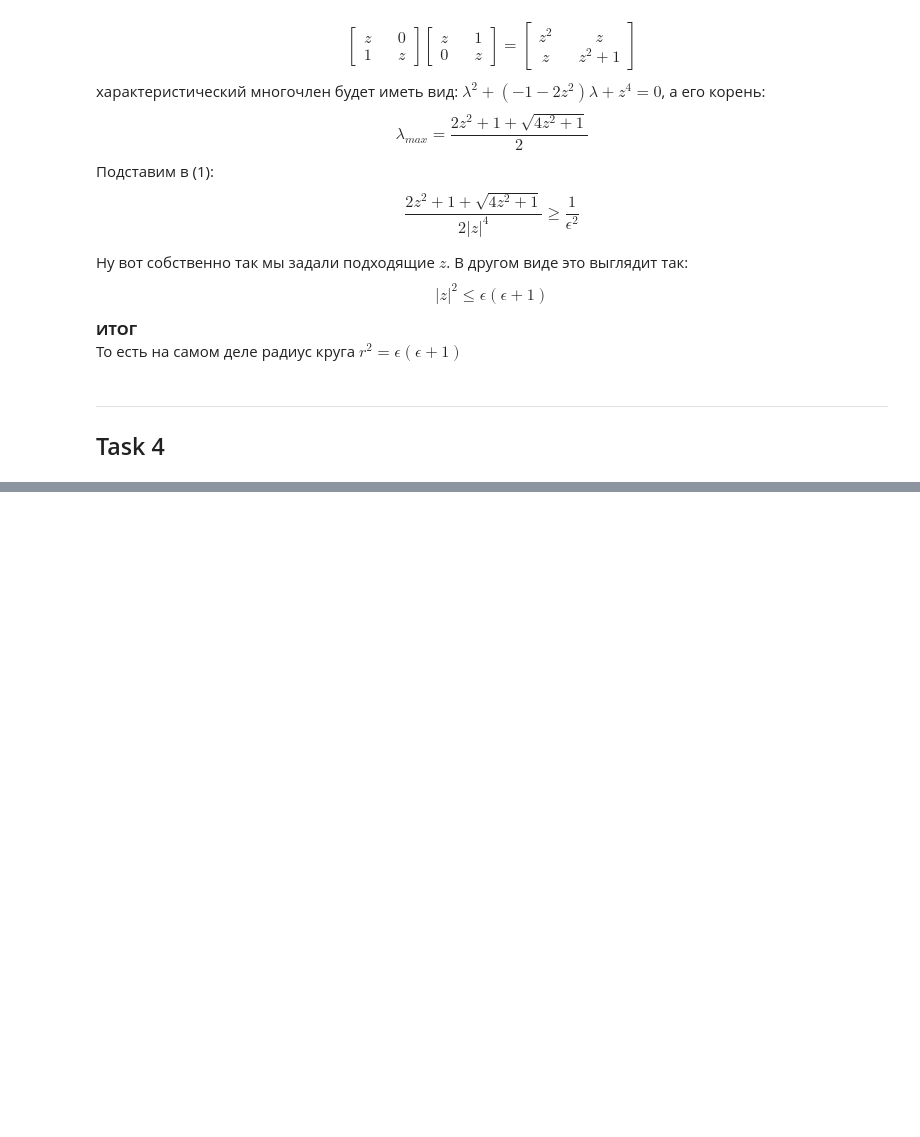
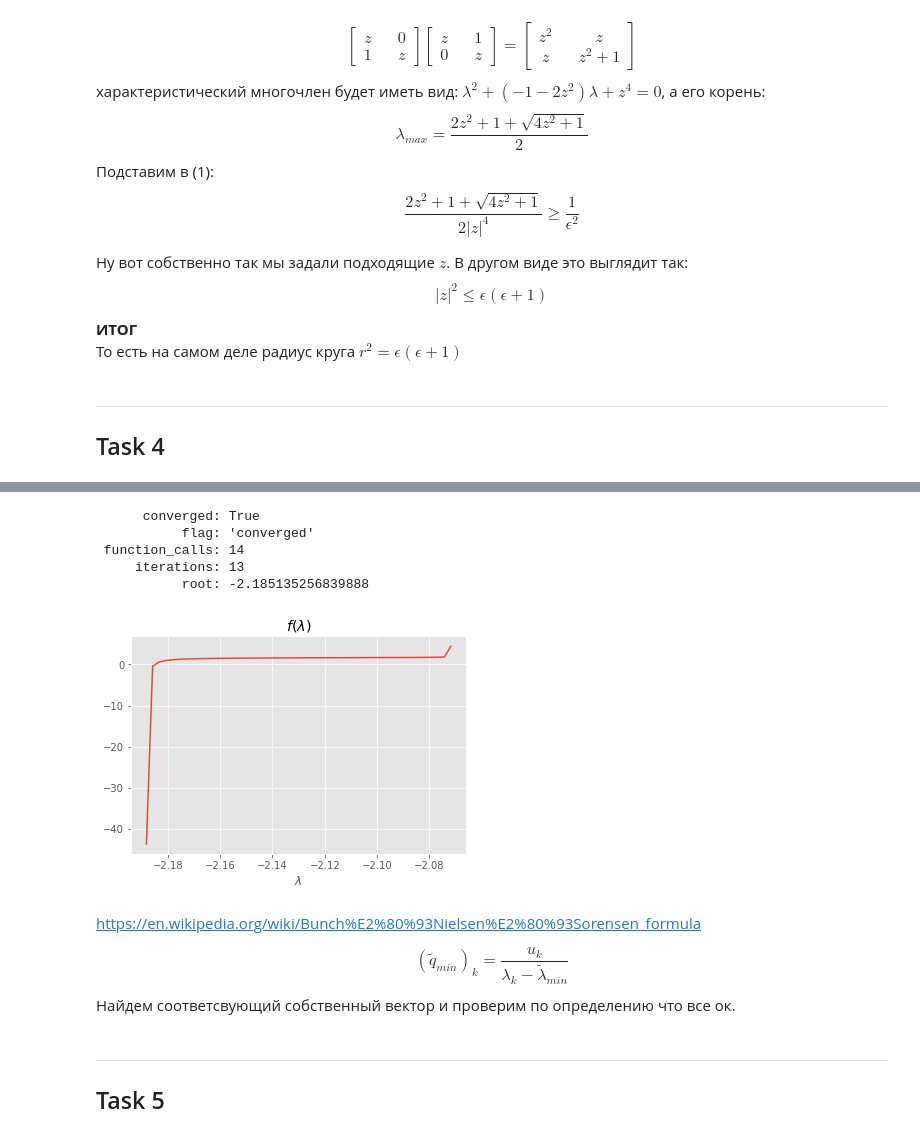
Before and after one commit to IvanSedykh/numerical-methods, a Jupyter notebook: hw4/hw4.ipynb, the cells around one changed output, grey strips where cells are left out. Cells and saved outputs as stored; diff of their text form; code cells hidden in the pictures; blank space fills up the shorter version.

```diff
--- a/hw4/hw4.ipynb
+++ b/hw4/hw4.ipynb
@@ -185,0 +210,43 @@ min_vec = vecs[:, min_ix]
+# %%
+n = 100
+d = np.random.normal(size=(n, 1))
+D = np.diag(d.flatten())
+u = np.random.normal(size=(n, 1))
+A = D + (u @ u.T) / (u.T @ u)
+# %%
+from scipy.optimize import root_scalar
+
+def func(lam, d, u):
+    res = 1 + 1 / (u.T @ u) * np.sum(u**2 / (d - lam))
+    return res.flatten()
+# %%
+d = d.reshape(-1, 1)
+bracket = list(np.sort(d, axis=0)[:2].flatten())
+eps = np.abs(bracket[0] - bracket[1]) / 1000
+bracket[0] += eps
+bracket[1] -= eps
+
+
+res = root_scalar(func, (d, u), bracket=bracket)
+res
+# %% [output]
+      converged: True
+           flag: 'converged'
+ function_calls: 14
+     iterations: 13
+           root: -2.185135256839888
+# %%
+xs = np.linspace(*bracket)
+ys = [func(x, d, u) for x in xs]
+plt.plot(xs,ys)
+plt.title("$f(\lambda)$")
+plt.xlabel("$\lambda$");
+# %% [output]
+[figure, added]
+# %% [markdown]
+https://en.wikipedia.org/wiki/Bunch%E2%80%93Nielsen%E2%80%93Sorensen_formula
+
+$$
+(\tilde q_{min})_k = \frac{u_k}{\lambda_k - \tilde \lambda_{min}}
+$$
+Найдем соответсвующий собственный вектор и проверим по определению что все ок.
@@ -185,0 +257,3 @@ min_vec = vecs[:, min_ix]
+# %% [markdown]
+---
+## Task 5
```
Also changed, not shown: parts of 6 cells of this notebook.
